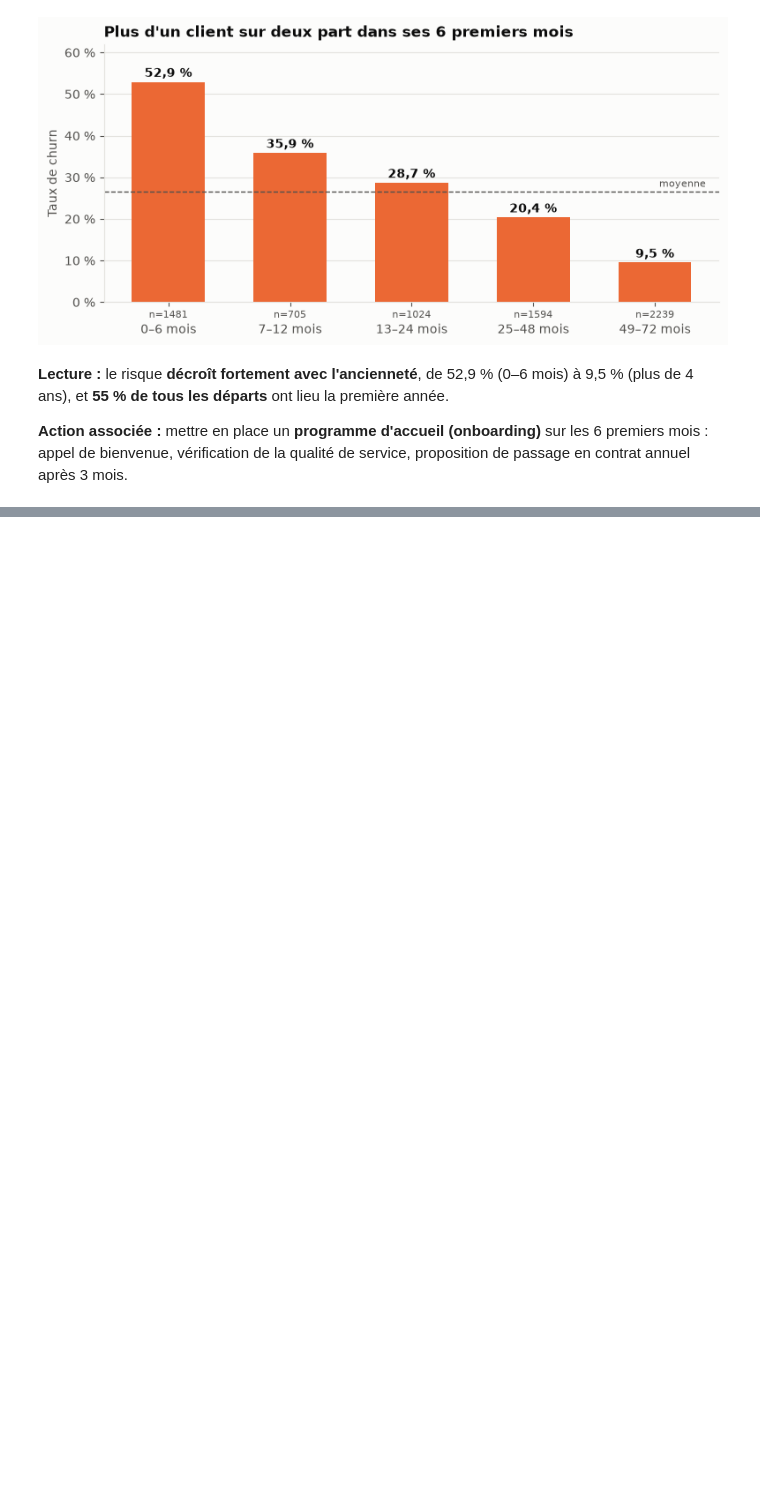
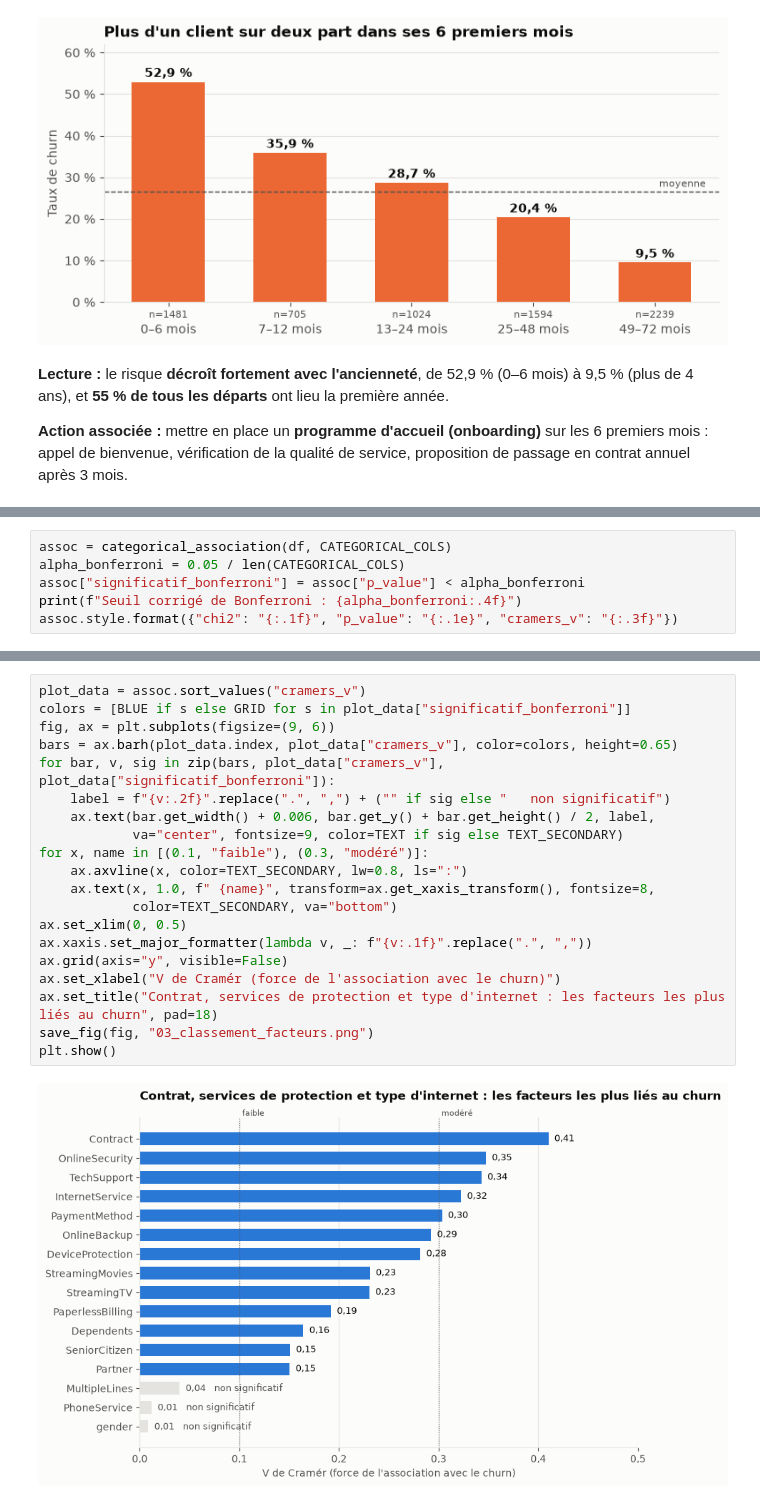
Before and after one commit to cheikhahmedtidiane/projet_churn_clients, a Jupyter notebook: notebooks/03_analyse_exploratoire.ipynb, the cells around one changed output, grey strips where cells are left out. Cells and saved outputs as stored; diff of their text form; blank space fills up the shorter version.

Commit message:
Phase 3.4 : tests statistiques (chi2, Bonferroni) et classement des facteurs

```diff
--- a/notebooks/03_analyse_exploratoire.ipynb
+++ b/notebooks/03_analyse_exploratoire.ipynb
@@ -191,0 +200,6 @@ plt.show()
+# %%
+assoc = categorical_association(df, CATEGORICAL_COLS)
+alpha_bonferroni = 0.05 / len(CATEGORICAL_COLS)
+assoc["significatif_bonferroni"] = assoc["p_value"] < alpha_bonferroni
+print(f"Seuil corrigé de Bonferroni : {alpha_bonferroni:.4f}")
+assoc.style.format({"chi2": "{:.1f}", "p_value": "{:.1e}", "cramers_v": "{:.3f}"})
@@ -191,0 +226,22 @@ plt.show()
+# %%
+plot_data = assoc.sort_values("cramers_v")
+colors = [BLUE if s else GRID for s in plot_data["significatif_bonferroni"]]
+fig, ax = plt.subplots(figsize=(9, 6))
+bars = ax.barh(plot_data.index, plot_data["cramers_v"], color=colors, height=0.65)
+for bar, v, sig in zip(bars, plot_data["cramers_v"], plot_data["significatif_bonferroni"]):
+    label = f"{v:.2f}".replace(".", ",") + ("" if sig else "   non significatif")
+    ax.text(bar.get_width() + 0.006, bar.get_y() + bar.get_height() / 2, label,
+            va="center", fontsize=9, color=TEXT if sig else TEXT_SECONDARY)
+for x, name in [(0.1, "faible"), (0.3, "modéré")]:
+    ax.axvline(x, color=TEXT_SECONDARY, lw=0.8, ls=":")
+    ax.text(x, 1.0, f" {name}", transform=ax.get_xaxis_transform(), fontsize=8,
+            color=TEXT_SECONDARY, va="bottom")
+ax.set_xlim(0, 0.5)
+ax.xaxis.set_major_formatter(lambda v, _: f"{v:.1f}".replace(".", ","))
+ax.grid(axis="y", visible=False)
+ax.set_xlabel("V de Cramér (force de l'association avec le churn)")
+ax.set_title("Contrat, services de protection et type d'internet : les facteurs les plus liés au churn", pad=18)
+save_fig(fig, "03_classement_facteurs.png")
+plt.show()
+# %% [output]
+[figure, added]
```
Also changed, not shown: parts of 3 cells of this notebook, 1 other file.
